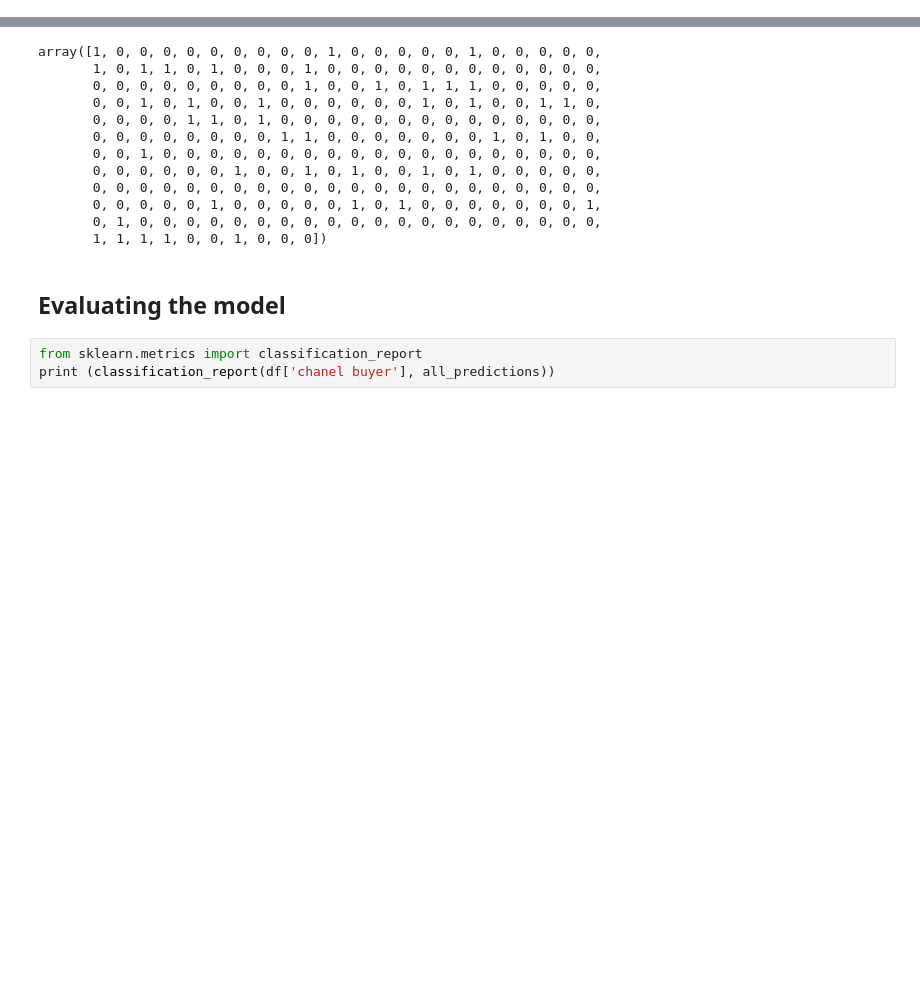
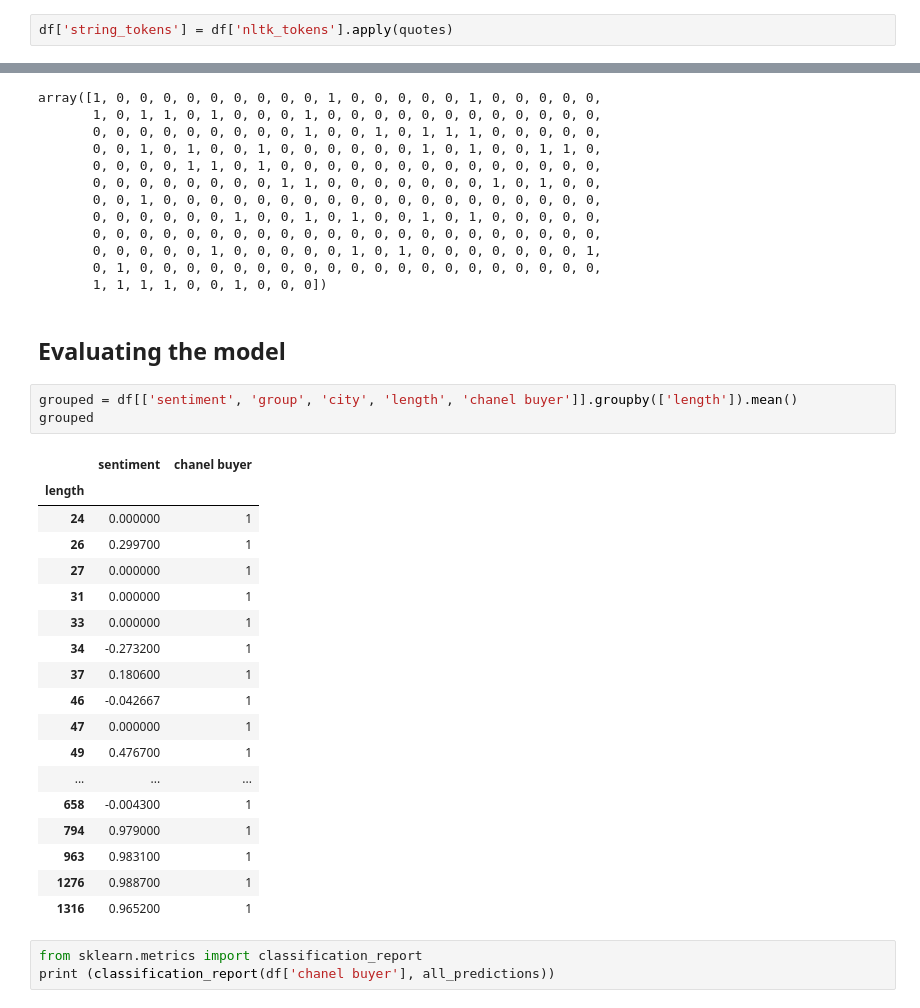
Before and after one commit to jengroff/nlp-project-pdm, a Jupyter notebook: important-files/Chanel-250-working-notebook.ipynb, the cells around one changed output, grey strips where cells are left out. Drawn from its saved outputs; the diff is of its cells as text; blank space fills up the shorter version.

```diff
--- a/important-files/Chanel-250-working-notebook.ipynb
+++ b/important-files/Chanel-250-working-notebook.ipynb
@@ -398,0 +453,2 @@ print(len(bow_transform.vocabulary_))
+# %%
+df['string_tokens'] = df['nltk_tokens'].apply(quotes)
@@ -521,6 +559,28 @@ array([1, 0, 0, 0, 0, 0, 0, 0, 0, 0, 1, 0, 0, 0, 0, 0, 1, 0, 0, 0, 0, 0,
        1, 1, 1, 1, 0, 0, 1, 0, 0, 0])
 # %% [markdown]
 ## Evaluating the model
+# %%
+grouped = df[['sentiment', 'group', 'city', 'length', 'chanel buyer']].groupby(['length']).mean()
+grouped
+# %% [output]
+|  | sentiment | chanel buyer |
+| length |  |  |
+| 24 | 0.000000 | 1 |
+| 26 | 0.299700 | 1 |
+| 27 | 0.000000 | 1 |
+| 31 | 0.000000 | 1 |
+| 33 | 0.000000 | 1 |
+| 34 | -0.273200 | 1 |
+| 37 | 0.180600 | 1 |
+| 46 | -0.042667 | 1 |
+| 47 | 0.000000 | 1 |
+| 49 | 0.476700 | 1 |
+| ... | ... | ... |
+| 658 | -0.004300 | 1 |
+| 794 | 0.979000 | 1 |
+| 963 | 0.983100 | 1 |
+| 1276 | 0.988700 | 1 |
+| 1316 | 0.965200 | 1 |
 # %%
 from sklearn.metrics import classification_report
 print (classification_report(df['chanel buyer'], all_predictions))
```
Also changed, not shown: parts of 28 cells of this notebook, 1 other file.
